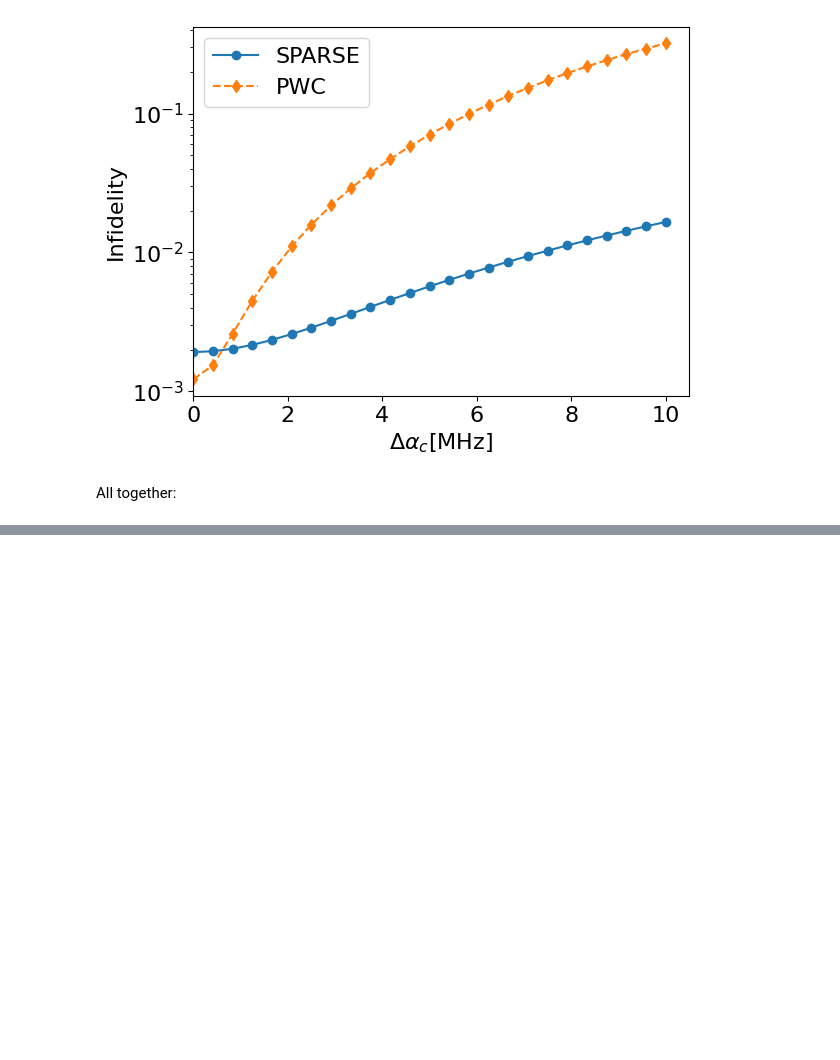
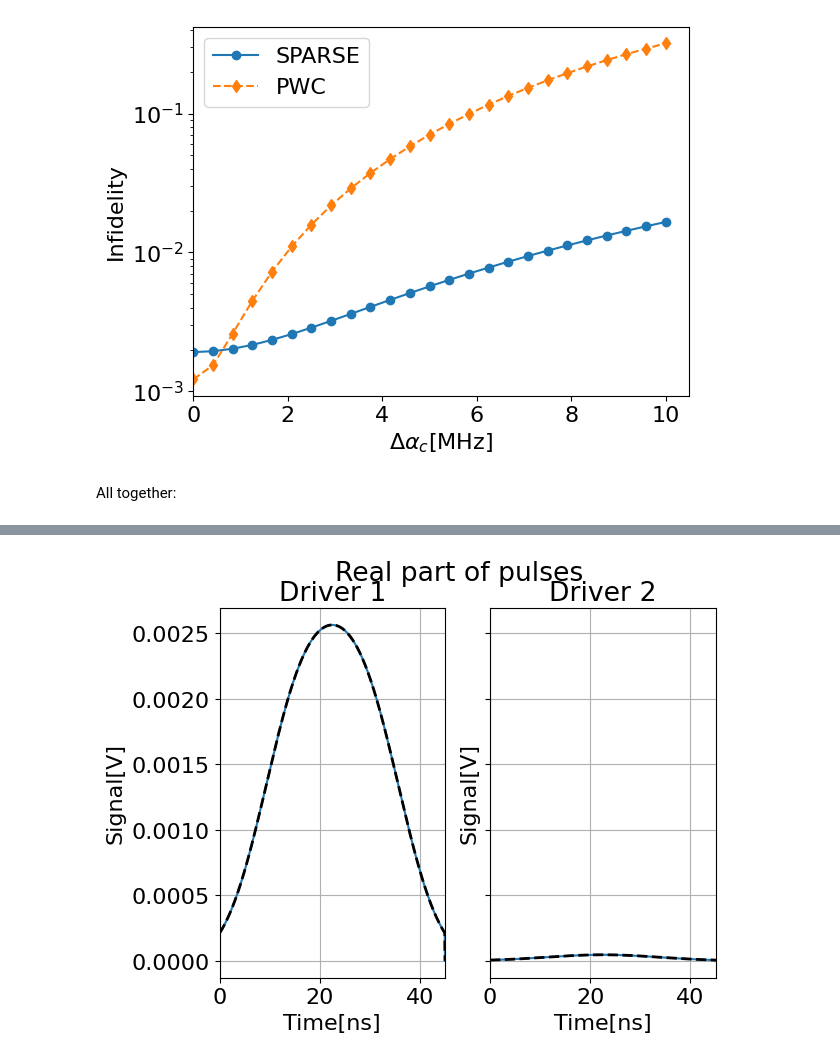
Before and after one commit to YonatanGideoni/c3, a Jupyter notebook: playground/paper_plots.ipynb, the cells around one changed output, grey strips where cells are left out. Drawn from its saved outputs; the diff is of its cells as text; code cells hidden in the pictures; blank space fills up the shorter version.

```diff
--- a/playground/paper_plots.ipynb
+++ b/playground/paper_plots.ipynb
@@ -198,0 +201,15 @@ plt.savefig('all_perts_together.png', bbox_inches='tight', dpi=750)
+# %%
+sparse_cz_exp = Experiment()
+sparse_cz_exp.read_config(os.path.join('plots_exps', 'sparse_cz_exp.hjson'))
+# %%
+from playground.plot_utils import plot_signal
+
+gate = list(sparse_cz_exp.pmap.instructions.values())[0]
+drivers_signals = gate.comps
+drivers_signals = {driver: {sig_name: sig for sig_name, sig in signals.items() if 'carrier' not in sig_name}
+                   for driver, signals in drivers_signals.items()}
+awg = sparse_cz_exp.pmap.generator.devices['AWG']
+t_final = 45e-9
+plot_signal(awg, drivers_signals, t_final)
+# %% [output]
+[figure, added]
```
Also changed, not shown: parts of 2 cells of this notebook.
